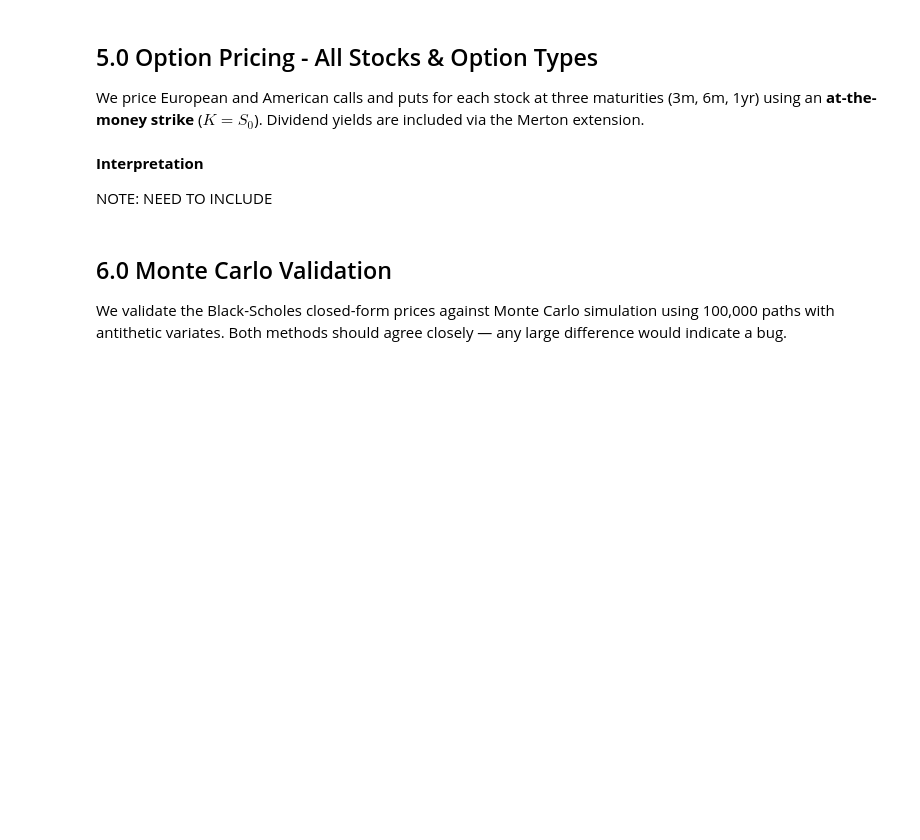
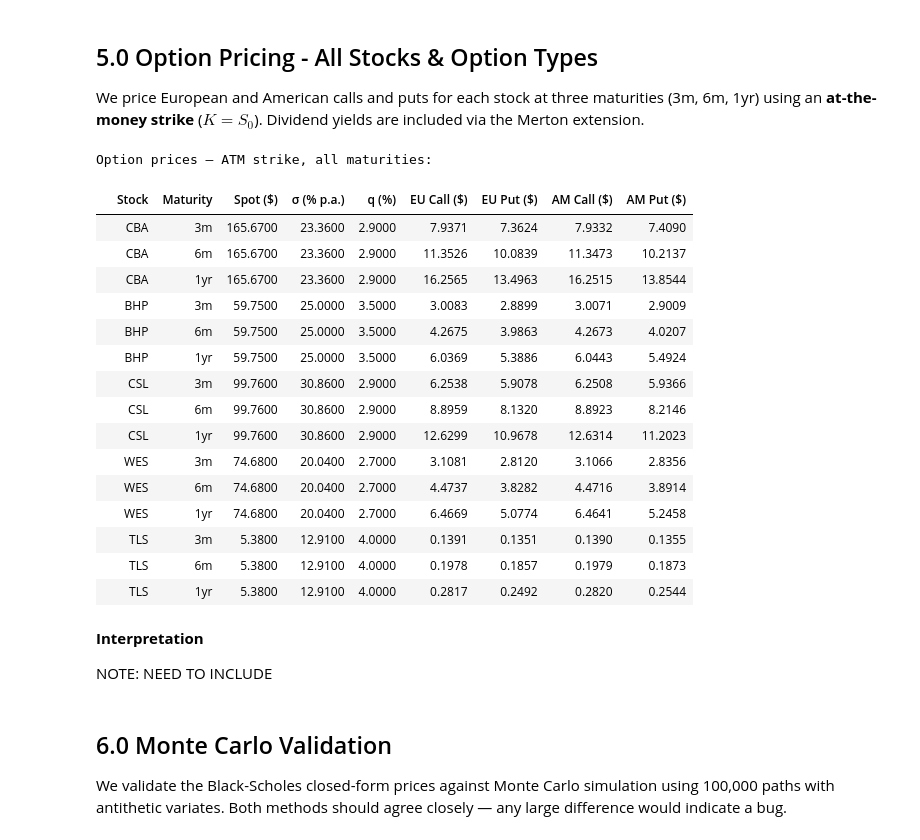
Before and after one commit to indigohill/FINM3422_A3_T7_G1_DP, a Jupyter notebook: notebooks/derivatives_exploration.ipynb, the cells around one changed output. Saved outputs shown, nothing was run; the diff lists cells and outputs as text; code cells hidden in the pictures; blank space fills up the shorter version.

```diff
--- a/notebooks/derivatives_exploration.ipynb
+++ b/notebooks/derivatives_exploration.ipynb
@@ -144,11 +158,11 @@ The yield curve is constructed from the latest RBA F17 zero-coupon interest rate
 # %%
 # Construct the yield curve from the latest RBA F17 data.
 # This is the single source of truth for r throughout the notebook.
-yc = YieldCurve.from_rba(interpolation="linear", compounding="continuous")
+yield_curve = YieldCurve.from_rba(interpolation="linear", compounding="continuous")
 
 # Confirm rates at key option maturities.
 print("Risk-free rates at option maturities (from RBA F17):")
 for T, label in [(0.25, "3 months"), (0.5, "6 months"), (1.0, "1 year")]:
-    r = yc.get_zero_rate(T)
-    d = yc.get_discount_factor(T)
+    r = yield_curve.get_zero_rate(T)
+    d = yield_curve.get_discount_factor(T)
     print(f"  {label:<12} | r = {r*100:.4f}% | D(T) = {d:.6f}")
@@ -159,33 +183,51 @@ We price European and American calls and puts for each stock at three maturities
 # %%
 maturities = {"3m": 0.25, "6m": 0.50, "1yr": 1.0}
 
 rows = []
 for stock, d in stocks.items():
     S0, sigma, q = d["S0"], d["sigma"], d["div_yield"]
     K = S0  # at-the-money strike
 
     for mat_label, T in maturities.items():
-        eu_call = EuropeanCall(S0, K, T, sigma, curve, dividend_yield=q)
-        eu_put  = EuropeanPut(S0, K, T, sigma, curve, dividend_yield=q)
-        am_call = AmericanCall(S0, K, T, sigma, curve, dividend_yield=q)
-        am_put  = AmericanPut(S0, K, T, sigma, curve, dividend_yield=q)
+        eu_call = EuropeanCall(S0, K, T, sigma, yield_curve, dividend_yield=q)
+        eu_put  = EuropeanPut(S0, K, T, sigma, yield_curve, dividend_yield=q)
+        am_call = AmericanCall(S0, K, T, sigma, yield_curve, dividend_yield=q)
+        am_put  = AmericanPut(S0, K, T, sigma, yield_curve, dividend_yield=q)
 
         rows.append({
             "Stock"       : stock,
             "Maturity"    : mat_label,
             "Spot ($)"    : round(S0, 2),
             "σ (% p.a.)"  : round(sigma * 100, 2),
             "q (%)"       : round(q * 100, 2),
             "EU Call ($)" : round(eu_call.price(), 4),
             "EU Put ($)"  : round(eu_put.price(), 4),
             "AM Call ($)" : round(am_call.price(), 4),
             "AM Put ($)"  : round(am_put.price(), 4),
         })
 
 pricing_table = pd.DataFrame(rows)
 pricing_table.index = [""] * len(pricing_table)
 print("Option prices — ATM strike, all maturities:")
 display(pricing_table)
+# %% [output]
+Option prices — ATM strike, all maturities:
+|  | Stock | Maturity | Spot ($) | σ (% p.a.) | q (%) | EU Call ($) | EU Put ($) | AM Call ($) | AM Put ($) |
+|  | CBA | 3m | 165.6700 | 23.3600 | 2.9000 | 7.9371 | 7.3624 | 7.9332 | 7.4090 |
+|  | CBA | 6m | 165.6700 | 23.3600 | 2.9000 | 11.3526 | 10.0839 | 11.3473 | 10.2137 |
+|  | CBA | 1yr | 165.6700 | 23.3600 | 2.9000 | 16.2565 | 13.4963 | 16.2515 | 13.8544 |
+|  | BHP | 3m | 59.7500 | 25.0000 | 3.5000 | 3.0083 | 2.8899 | 3.0071 | 2.9009 |
+|  | BHP | 6m | 59.7500 | 25.0000 | 3.5000 | 4.2675 | 3.9863 | 4.2673 | 4.0207 |
+|  | BHP | 1yr | 59.7500 | 25.0000 | 3.5000 | 6.0369 | 5.3886 | 6.0443 | 5.4924 |
+|  | CSL | 3m | 99.7600 | 30.8600 | 2.9000 | 6.2538 | 5.9078 | 6.2508 | 5.9366 |
+|  | CSL | 6m | 99.7600 | 30.8600 | 2.9000 | 8.8959 | 8.1320 | 8.8923 | 8.2146 |
+|  | CSL | 1yr | 99.7600 | 30.8600 | 2.9000 | 12.6299 | 10.9678 | 12.6314 | 11.2023 |
+|  | WES | 3m | 74.6800 | 20.0400 | 2.7000 | 3.1081 | 2.8120 | 3.1066 | 2.8356 |
+|  | WES | 6m | 74.6800 | 20.0400 | 2.7000 | 4.4737 | 3.8282 | 4.4716 | 3.8914 |
+|  | WES | 1yr | 74.6800 | 20.0400 | 2.7000 | 6.4669 | 5.0774 | 6.4641 | 5.2458 |
+|  | TLS | 3m | 5.3800 | 12.9100 | 4.0000 | 0.1391 | 0.1351 | 0.1390 | 0.1355 |
+|  | TLS | 6m | 5.3800 | 12.9100 | 4.0000 | 0.1978 | 0.1857 | 0.1979 | 0.1873 |
+|  | TLS | 1yr | 5.3800 | 12.9100 | 4.0000 | 0.2817 | 0.2492 | 0.2820 | 0.2544 |
 # %% [markdown]
 __Interpretation__
 
```
Also changed, not shown: parts of 10 cells of this notebook.
